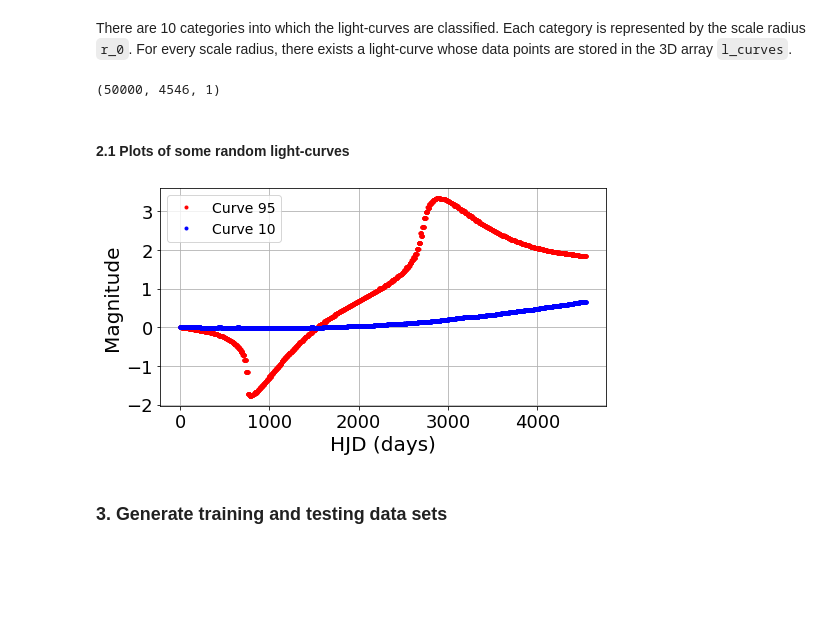
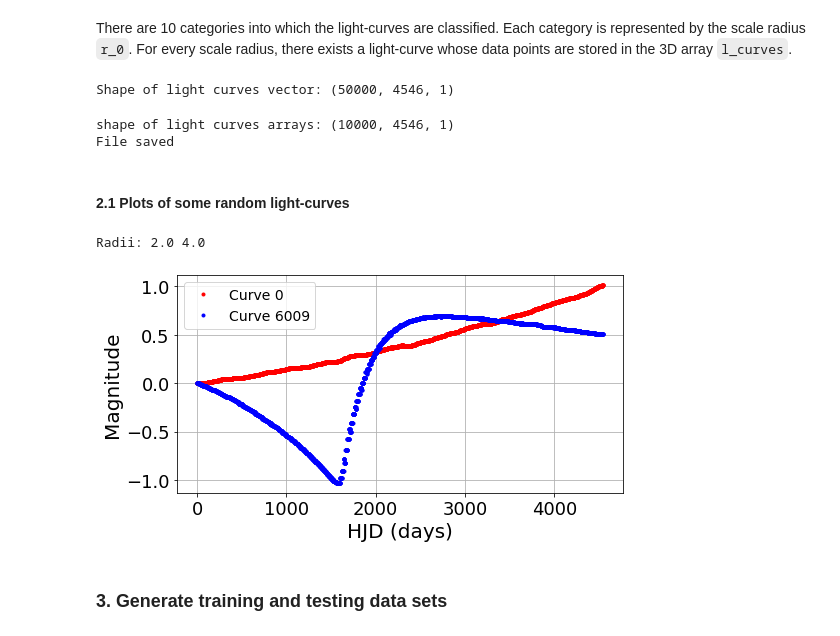
Before and after one commit to SoumyaShreeram/Microlensing_with_NeuralNets, a Jupyter notebook: 04_Testing_NNs_without_Season_Gaps.ipynb, the cells around one changed output. Cells and saved outputs as stored; diff of their text form; code cells hidden in the pictures; blank space fills up the shorter version.

```diff
--- a/04_Testing_NNs_without_Season_Gaps.ipynb
+++ b/04_Testing_NNs_without_Season_Gaps.ipynb
@@ -78,5 +79,5 @@ output_class_names = [str(r) for r in r_0 ]
 # if with season gaps == True; else False
 season_gaps = False
 
-# reloads the file if any changes are made in the methods
-importlib.reload(dat)
+# if using the new data set generated by Eric
+new_data_set = True
@@ -88,7 +87,6 @@ importlib.reload(dat)
 There are 10 categories into which the light-curves are classified. Each category is represented by the scale radius `r_0`. For every scale radius, there exists a light-curve whose data points are stored in the 3D array `l_curves`.
 # %%
 # sets the sampling parameters
-importlib.reload(dat)
 sample_params = dat.setSamplingParameters(v_t[v_t_idx], data_dir, season_gaps)
 
 # initializes data arrays
@@ -96,28 +94,39 @@ class_cat, l_curves, out_catergories, out_radii = dat.initializer(r_0, \
                                                                   sample_params)
 
 for idx, rad in enumerate(r_0):
-  filename = dat.getFilename(data_dir, rad, v_t[v_t_idx], sample_params, season_gaps)
+  filename = dat.getFilename(data_dir, idx, rad, v_t[v_t_idx], sample_params, \
+                             season_gaps, new_data_set)
 
   # load data from the file
-  l_curves, mjhd,_ = dat.loadData(filename, l_curves, sample_params, idx, season_gaps)
-  out_catergories[idx*sample_params[0]:(idx+1)*sample_params[0]] = class_cat[1][idx]
-  out_radii[idx*sample_params[0]:(idx+1)*sample_params[0]] = r_0[idx]
+  importlib.reload(dat)
+  l_curves, mjhd,_ = dat.loadData(filename, idx, l_curves, sample_params, idx, \
+                                  season_gaps, new_data_set)
+  out_catergories[idx*sample_params[0][idx]:(idx+1)*sample_params[0][idx]] = class_cat[1][idx]
+  out_radii[idx*sample_params[0][idx]:(idx+1)*sample_params[0][idx]] = r_0[idx]
+
+print('Shape of light curves vector:', np.shape(l_curves))
+# %% [output]
+Shape of light curves vector: (50000, 4546, 1)
-# %%
-np.shape(l_curves)
-# %% [output]
-(50000, 4546, 1)
+# %%
+print("shape of light curves arrays:", np.shape(l_curves))
+dat.saveFile(data_dir, 'lightcurves_NoSeasonGaps', l_curves)
+# %% [output]
+shape of light curves arrays: (10000, 4546, 1)
+File saved
 # %% [markdown]
 #### 2.1 Plots of some random light-curves
 # %%
 fig, ax = plt.subplots(1, 1, figsize=(8,4))
-n = [95, 10]
+n = [0, 6009]
 # light cureves without interpolation
-ax.plot(mjhd, l_curves[n[0], :, 0], 'r.', label='Curve %i'%(n[0]))
-ax.plot(mjhd,l_curves[n[1], :, 0], 'b.', label='Curve %i'%(n[1]))
+ax.plot(l_curves[n[0], :, 0], 'r.', label='Curve %i'%(n[0]))
+ax.plot(l_curves[n[1], :, 0], 'b.', label='Curve %i'%(n[1]))
 
 dat.setLabels(ax, 'HJD (days)', 'Magnitude', ticks=True, legend=True)
+print('Radii:', out_radii[n[0]], out_radii[n[1]])
 # %% [output]
+Radii: 2.0 4.0
-[figure, old version]
+[figure, new version]
 # %% [markdown]
 ### 3. Generate training and testing data sets
 # %%
```
Also changed, not shown: parts of 26 cells of this notebook.
